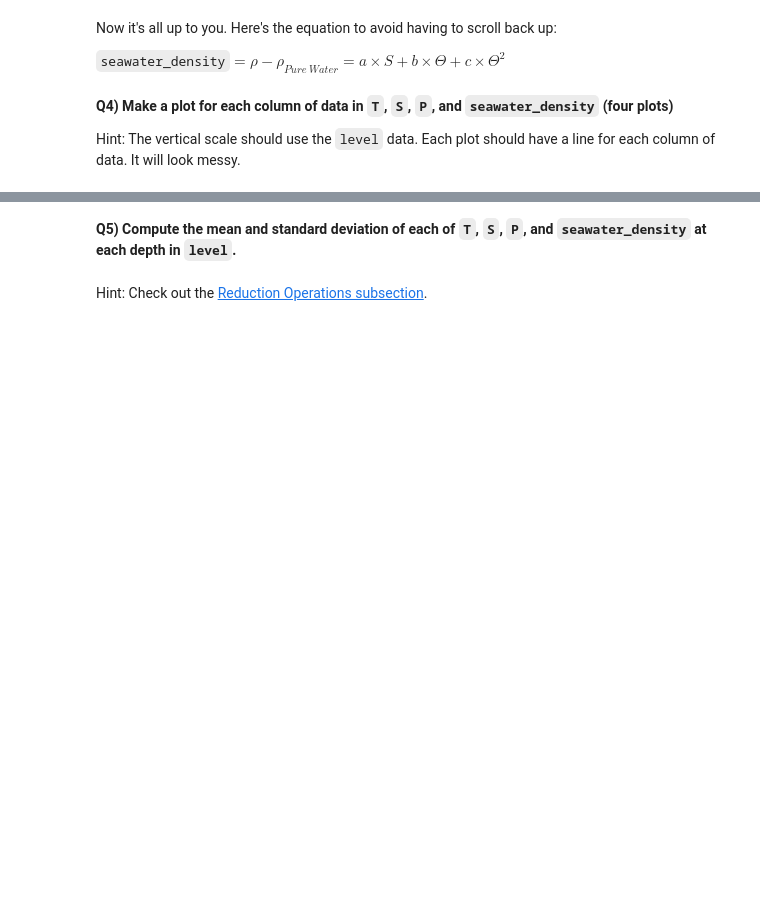
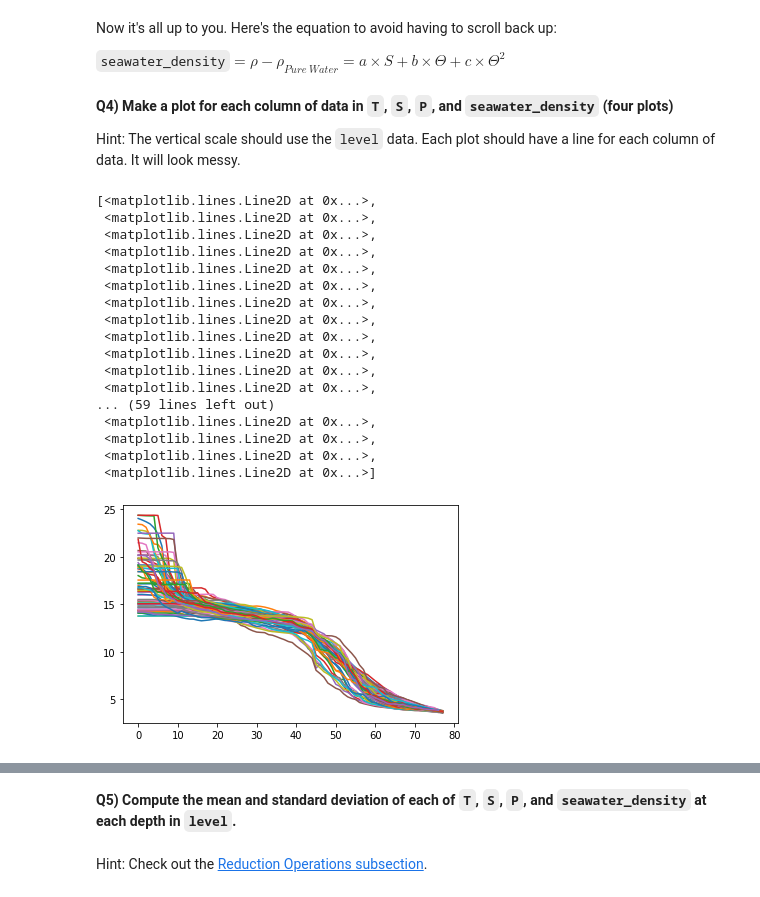
Before and after one commit to yasminghd/2022_ML_Earth_Env_Sci, a Jupyter notebook: Lab_Notebooks/S1_2_Numpy.ipynb, the cells around one changed output, grey strips where cells are left out. Cells and saved outputs as stored; diff of their text form; code cells hidden in the pictures; blank space fills up the shorter version.

```diff
--- a/Lab_Notebooks/S1_2_Numpy.ipynb
+++ b/Lab_Notebooks/S1_2_Numpy.ipynb
@@ -545,5 +585,25 @@ Now it's all up to you. Here's the equation to avoid having to scroll back up:
 Hint: The vertical scale should use the `level` data. Each plot should have a line for each column of data. It will look messy.
 # %%
 # Plot 1
+plt.plot(level, T)
+# %% [output]
+[<matplotlib.lines.Line2D at 0x...>,
+ <matplotlib.lines.Line2D at 0x...>,
+ <matplotlib.lines.Line2D at 0x...>,
+ <matplotlib.lines.Line2D at 0x...>,
+ <matplotlib.lines.Line2D at 0x...>,
+ <matplotlib.lines.Line2D at 0x...>,
+ <matplotlib.lines.Line2D at 0x...>,
+ <matplotlib.lines.Line2D at 0x...>,
+ <matplotlib.lines.Line2D at 0x...>,
+ <matplotlib.lines.Line2D at 0x...>,
+ <matplotlib.lines.Line2D at 0x...>,
+ <matplotlib.lines.Line2D at 0x...>,
+... (59 lines left out)
+ <matplotlib.lines.Line2D at 0x...>,
+ <matplotlib.lines.Line2D at 0x...>,
+ <matplotlib.lines.Line2D at 0x...>,
+ <matplotlib.lines.Line2D at 0x...>]
+[figure, added]
 # %%
 # Plot 2
```
Also changed, not shown: parts of 29 cells of this notebook.
